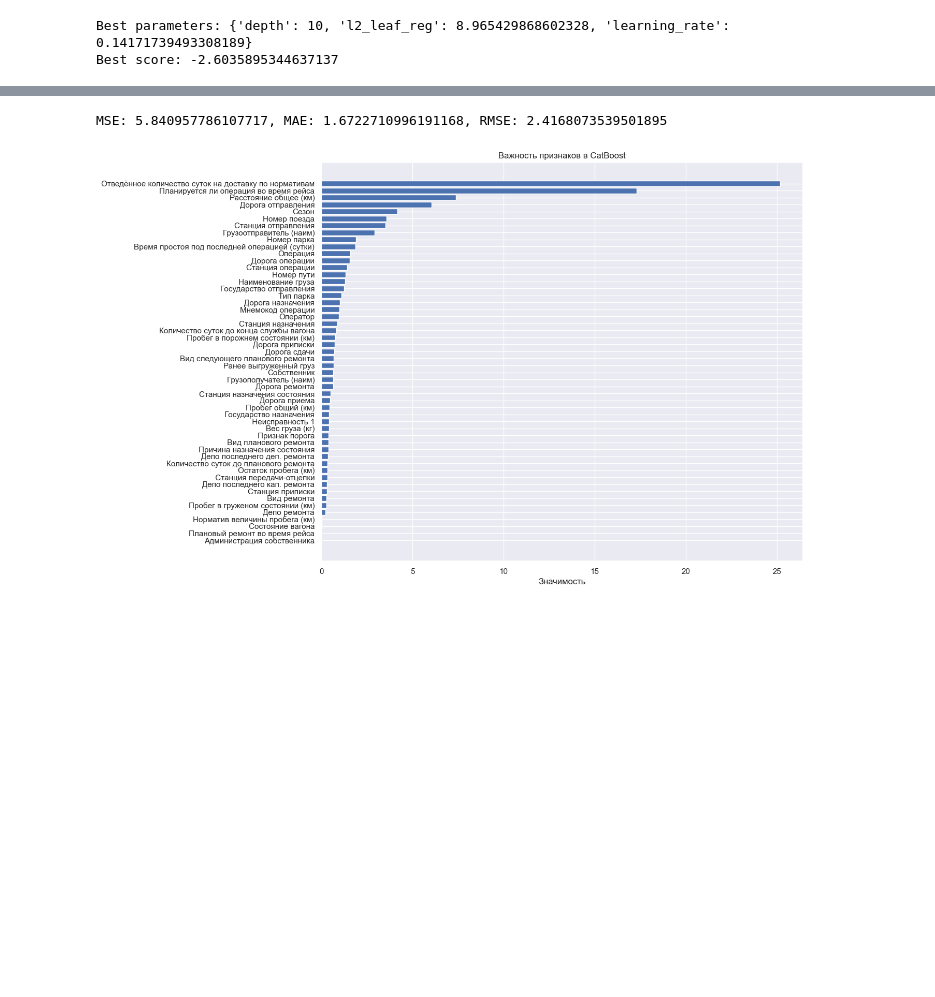
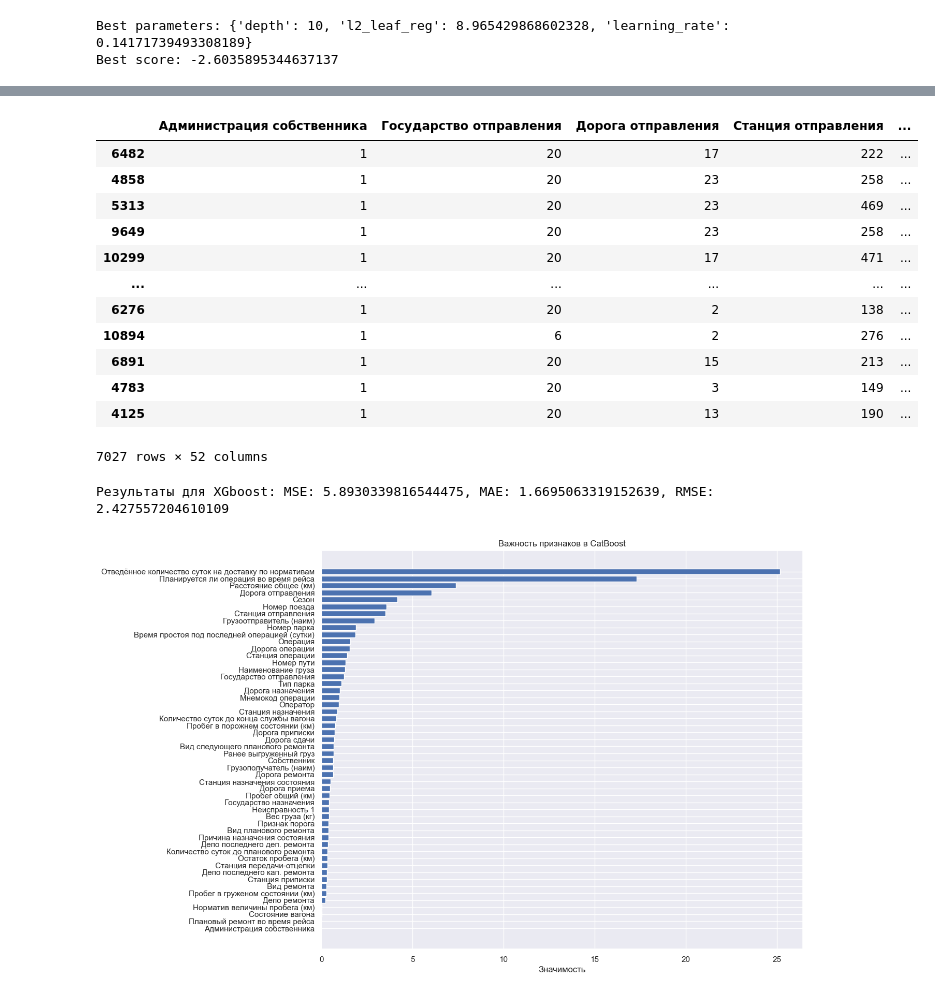
Before and after one commit to DanSikQ/Data_Analyst_Portfolio, a Jupyter notebook: projects/Auto-ML vs Me/Train.ipynb, the cells around one changed output, grey strips where cells are left out. Drawn from its saved outputs; the diff is of its cells as text; code cells hidden in the pictures; blank space fills up the shorter version.

```diff
--- a/projects/Auto-ML vs Me/Train.ipynb
+++ b/projects/Auto-ML vs Me/Train.ipynb
@@ -499,9 +470,22 @@ sns.heatmap(corr_matrix, annot=True)
 # %%
+# Основа для всех алгоритмов
 
-
+# Для catboost
 X = info_cargo_imp.drop(columns=['Срок доставки факт'])
 y = info_cargo_imp['Срок доставки факт']
 
 X_train, X_test, y_train, y_test = train_test_split(X, y, test_size=0.2, random_state=0)
+categorical_features_indices = info_cargo_imp.select_dtypes(include=['object']).columns.tolist()
 
-categorical_features_indices = info_cargo_imp.select_dtypes(include=['object']).columns.tolist()
+# Для XBboost и LightGBM
+le = LabelEncoder()
+
+X_xgb_lgb = info_cargo_imp.drop(columns=['Срок доставки факт'])
+y_xgb_lgb = info_cargo_imp['Срок доставки факт']
+
+X_encoded = X_xgb_lgb.copy()  # Создаем копию, чтобы не изменять исходный DataFrame
+for col in X_encoded.select_dtypes(include=['object']).columns:
+    le = LabelEncoder()
+    X_encoded[col] = le.fit_transform(X_encoded[col])
+
+X_train_en, X_test_en, y_train_en, y_test_en = train_test_split(X_encoded, y_xgb_lgb, test_size=0.2, random_state=0)
@@ -579,0 +593,22 @@ KeyboardInterrupt:
+# %%
+param_distributions = {
+    'n_estimators': stats.randint(100, 10000),
+    'learning_rate': stats.uniform(0.005, 0.1),
+    'max_depth': stats.randint(4, 14),
+    'gamma': stats.uniform(0.1, 0.9)
+}
+
+random_search = RandomizedSearchCV(
+    estimator= xgb.XGBRegressor(objective='reg:squarederror', subsample=0.8,
+                             colsample_bytree=0.8),
+    param_distributions=param_distributions,
+    n_iter=50,  # Количество случайных комбинаций для перебора
+    scoring='neg_root_mean_squared_error', # Выберите подходящую метрику
+    cv=3, # Кросс-валидация
+    random_state=42
+)
+
+random_search.fit(X_train_en, y_train_en, eval_set=[(X_test_en, y_test_en)], verbose=0)
+
+print("Best parameters:", random_search.best_params_)
+print("Best score:", random_search.best_score_)
@@ -580,13 +663,34 @@ KeyboardInterrupt:
+# %%
+X_train_en
+# %% [output]
+|  | Администрация собственника | Государство отправления | Дорога отправления | Станция отправления | ... |
+| 6482 | 1 | 20 | 17 | 222 | ... |
+| 4858 | 1 | 20 | 23 | 258 | ... |
+| 5313 | 1 | 20 | 23 | 469 | ... |
+| 9649 | 1 | 20 | 23 | 258 | ... |
+| 10299 | 1 | 20 | 17 | 471 | ... |
+| ... | ... | ... | ... | ... | ... |
+| 6276 | 1 | 20 | 2 | 138 | ... |
+| 10894 | 1 | 6 | 2 | 276 | ... |
+| 6891 | 1 | 20 | 15 | 213 | ... |
+| 4783 | 1 | 20 | 3 | 149 | ... |
+| 4125 | 1 | 20 | 13 | 190 | ... |
+7027 rows × 52 columns
 # %%
+# test_predict = model_cb.predict(test_pool)
+#
+# MSE_cb = mean_squared_error(y_test, test_predict)
+# MAE_cb = mean_absolute_error(y_test, test_predict)
+# RMSE_cb = root_mean_squared_error(y_test, test_predict)
+# print(f'MSE: {MSE_cb}, MAE: {MAE_cb}, RMSE: {RMSE_cb}')
 
+test_predict_XGB = model_xgb.predict(X_test_en)
 
-
-test_predict = model.predict(test_pool)
-MSE = mean_squared_error(y_test, test_predict)
-MAE = mean_absolute_error(y_test, test_predict)
-RMSE = root_mean_squared_error(y_test, test_predict)
-print(f'MSE: {MSE}, MAE: {MAE}, RMSE: {RMSE}')
+MSE_XGB = mean_squared_error(y_test_en, test_predict_XGB)
+MAE_XGB = mean_absolute_error(y_test_en, test_predict_XGB)
+RMSE_XGB = root_mean_squared_error(y_test_en, test_predict_XGB)
+print(f'Результаты для XGboost: MSE: {MSE_XGB}, MAE: {MAE_XGB}, RMSE: {RMSE_XGB}')
 # %% [output]
-MSE: 5.840957786107717, MAE: 1.6722710996191168, RMSE: 2.4168073539501895
+Результаты для XGboost: MSE: 5.8930339816544475, MAE: 1.6695063319152639, RMSE: 2.427557204610109
 # %%
 # Получение важности признаков
```
Also changed, not shown: parts of 21 cells of this notebook.
